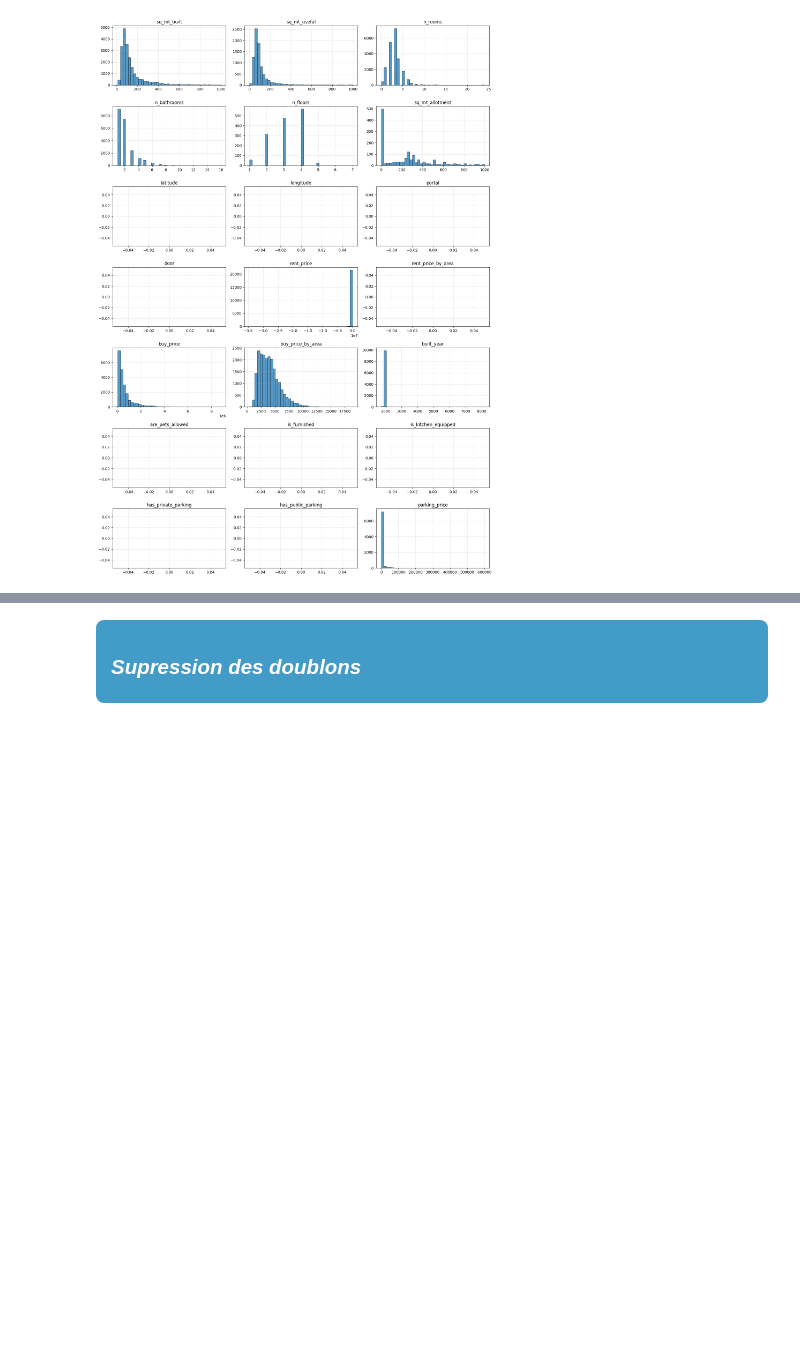
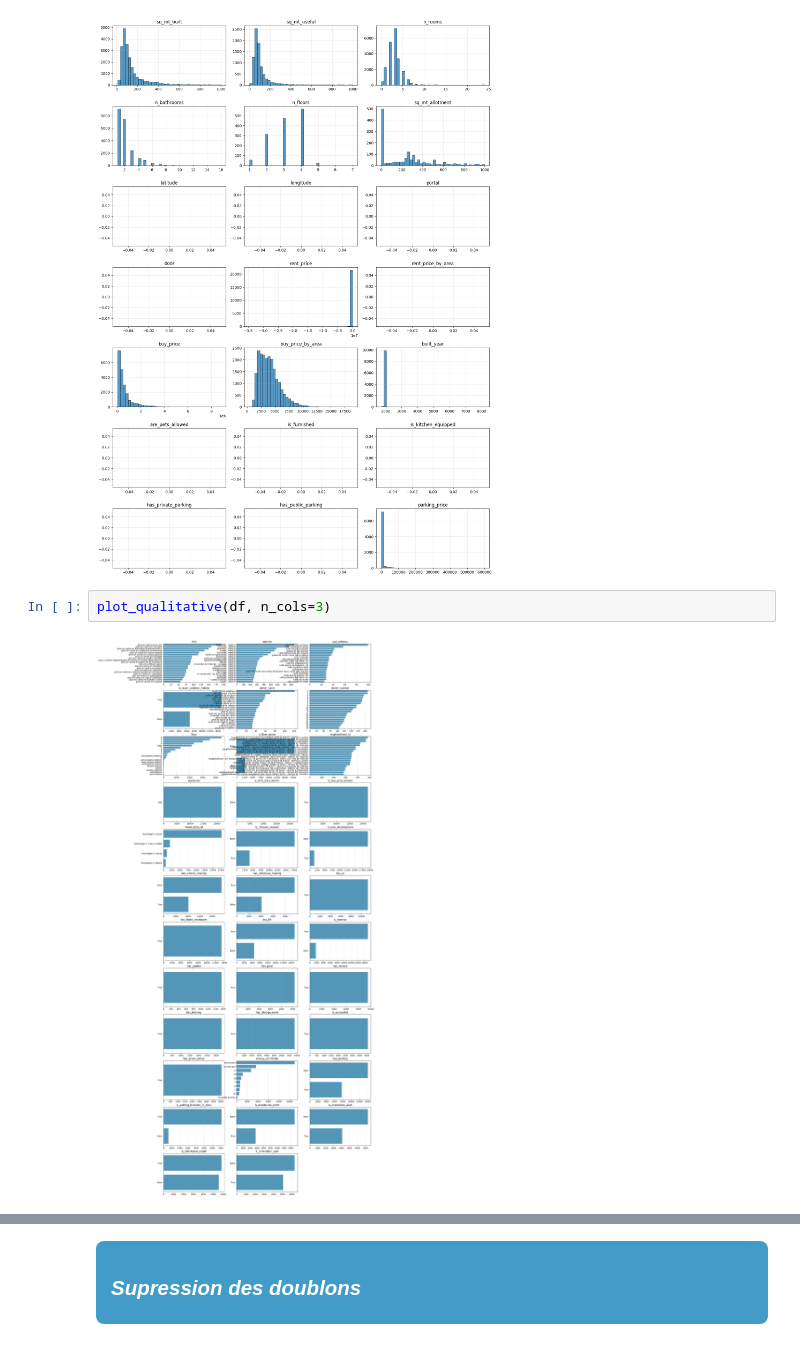
Before and after one commit to bruno-coulet/apartment-hunter, a Jupyter notebook: 1_cleaning.ipynb, the cells around one changed output, grey strips where cells are left out. Saved outputs shown, nothing was run; the diff lists cells and outputs as text; blank space fills up the shorter version.

Commit message:
Visualisations avant et apres traitement

```diff
--- a/1_cleaning.ipynb
+++ b/1_cleaning.ipynb
@@ -112,3 +123,7 @@ plot_missing_bar(df, figsize=(8,8))
 plot_numeric_histograms(df, bins=40, n_cols=3)
 # %% [output]
 [figure]
+# %%
+plot_qualitative(df, n_cols=3)
+# %% [output]
+[figure, added]
```
Also changed, not shown: parts of 3 cells of this notebook, 2 other files.
